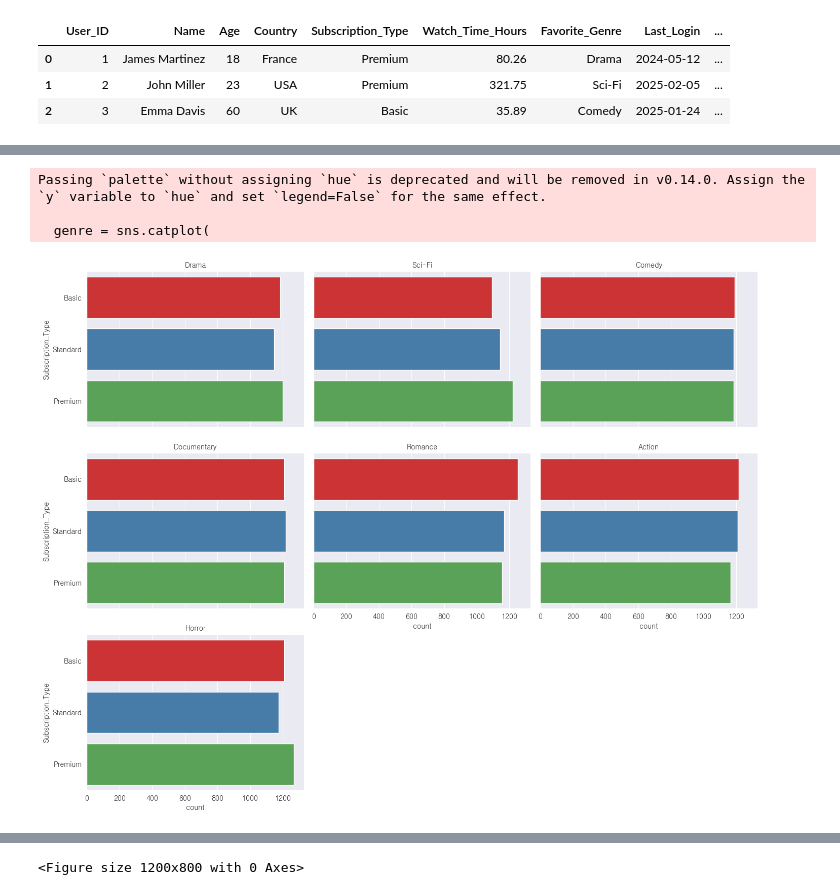
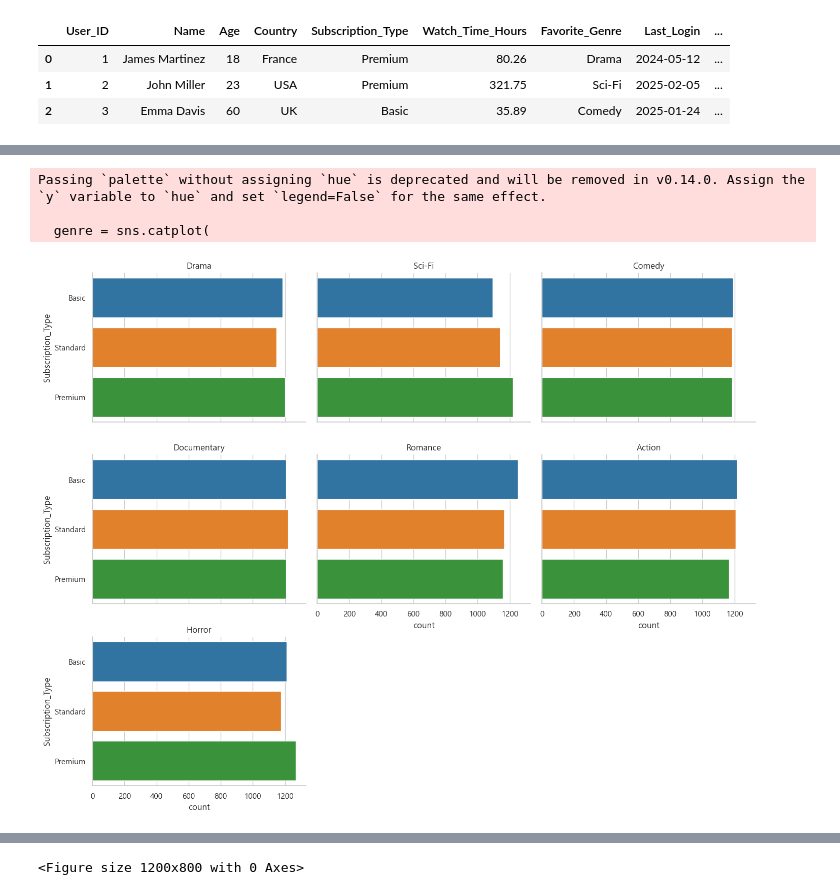
Before and after one commit to skn-ai14-250409/SKN14-EDA-5Team, a Jupyter notebook: JeonJungKyu/last.ipynb, the cells around one changed output, grey strips where cells are left out. Saved outputs shown, nothing was run; the diff lists cells and outputs as text; code cells hidden in the pictures.

```diff
--- a/JeonJungKyu/last.ipynb
+++ b/JeonJungKyu/last.ipynb
@@ -60,11 +60,12 @@ Data columns (total 8 columns):
 dtypes: float64(1), int64(2), object(5)
 memory usage: 1.5+ MB
 # %%
-import matplotlib
+import matplotlib.pyplot as plt
 import matplotlib.font_manager as fm
 
-font_path = 'C:\\Windows\\Fonts\\gulim.ttc'
-font_prop = fm.FontProperties(fname=font_path)
-font_name = font_prop.get_name()
-matplotlib.rc('font', family=font_name)
+# Windows용 한글 폰트 지정
+plt.rcParams['font.family'] = 'Malgun Gothic'
+
+# 마이너스 기호 정상 표시 (음수 깨짐 방지)
+plt.rcParams['axes.unicode_minus'] = False
 # %%
@@ -419,3 +410,12 @@ plt.show()
+# %%
+import matplotlib.pyplot as plt
+import matplotlib.font_manager as fm
+
+# Windows용 한글 폰트 지정
+plt.rcParams['font.family'] = 'Malgun Gothic'
+
+# 마이너스 기호 정상 표시 (음수 깨짐 방지)
+plt.rcParams['axes.unicode_minus'] = False
 # %%
 # 나이그룹 범주형
 netflix_df3 = pd.read_csv('data/netflix_users.csv')
@@ -513,24 +524,34 @@ Categories (4, object): ['Teenager' < 'Young Adult' < 'Adult' < 'Senior']
 # %%
-# 4. 구독유형 vs 장르 선호
-# sns.catplot(data=df, x='Favorite_Genre', kind='count', hue='Subscription_Type')
+import seaborn as sns
+import matplotlib.pyplot as plt
 
+# 고정 색상 정의
+colors = {
+    'Basic': '#1f77b4',     # 파랑
+    'Standard': '#ff7f0e',  # 주황
+    'Premium': '#2ca02c'    # 초록
+}
+
+# 장르별 구독유형 분포 시각화 (색상 고정)
 genre = sns.catplot(
     data=netflix_df3,
     kind='count',
     y='Subscription_Type',
     col='Favorite_Genre',
     col_wrap=3,
     height=4,
     aspect=1.2,
     order=['Basic', 'Standard', 'Premium'],
-    palette='Set1' # 구독유형 순서 고정
+    palette=colors  # 고정된 색상 사용
 )
+
+# 제목 및 여백 조정
 genre.set_titles("{col_name}")
 genre.fig.subplots_adjust(top=0.9)
 plt.show()
 # %% [output]
 Passing `palette` without assigning `hue` is deprecated and will be removed in v0.14.0. Assign the `y` variable to `hue` and set `legend=False` for the same effect.
 
   genre = sns.catplot(
-[figure, old version]
+[figure, new version]
 # %%
```
Also changed, not shown: parts of 9 cells of this notebook.
